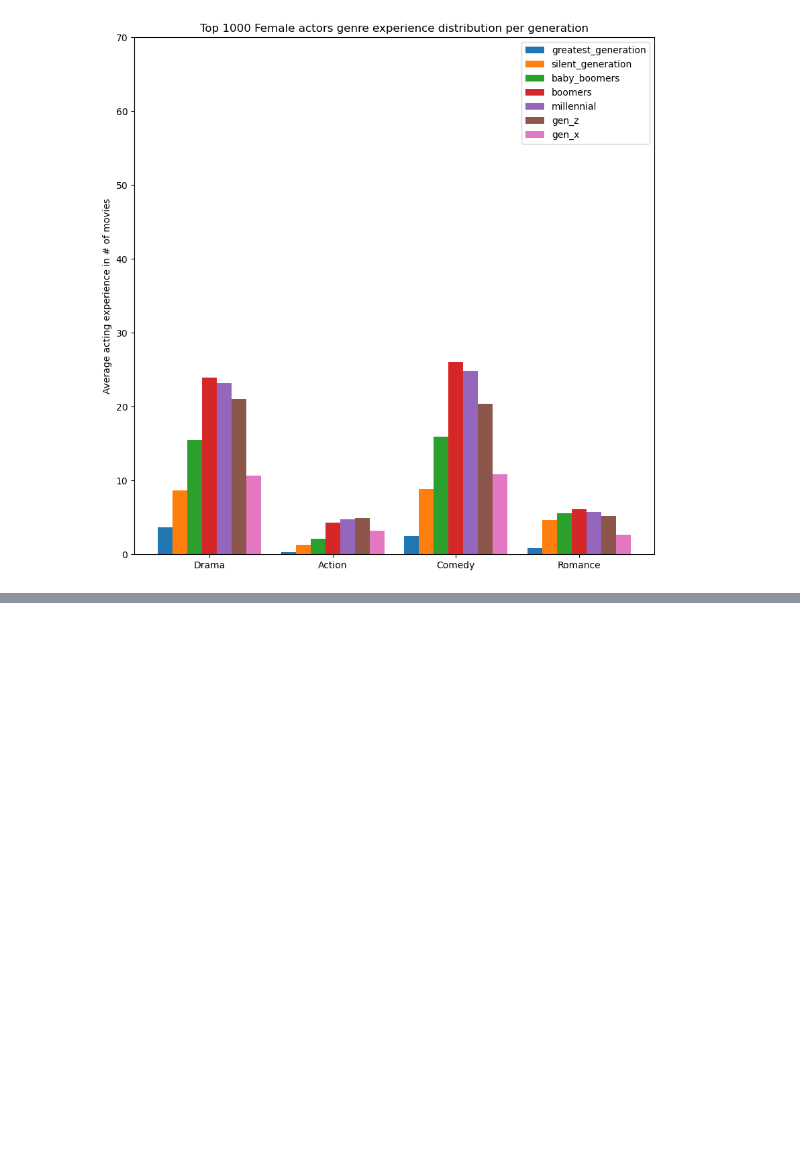
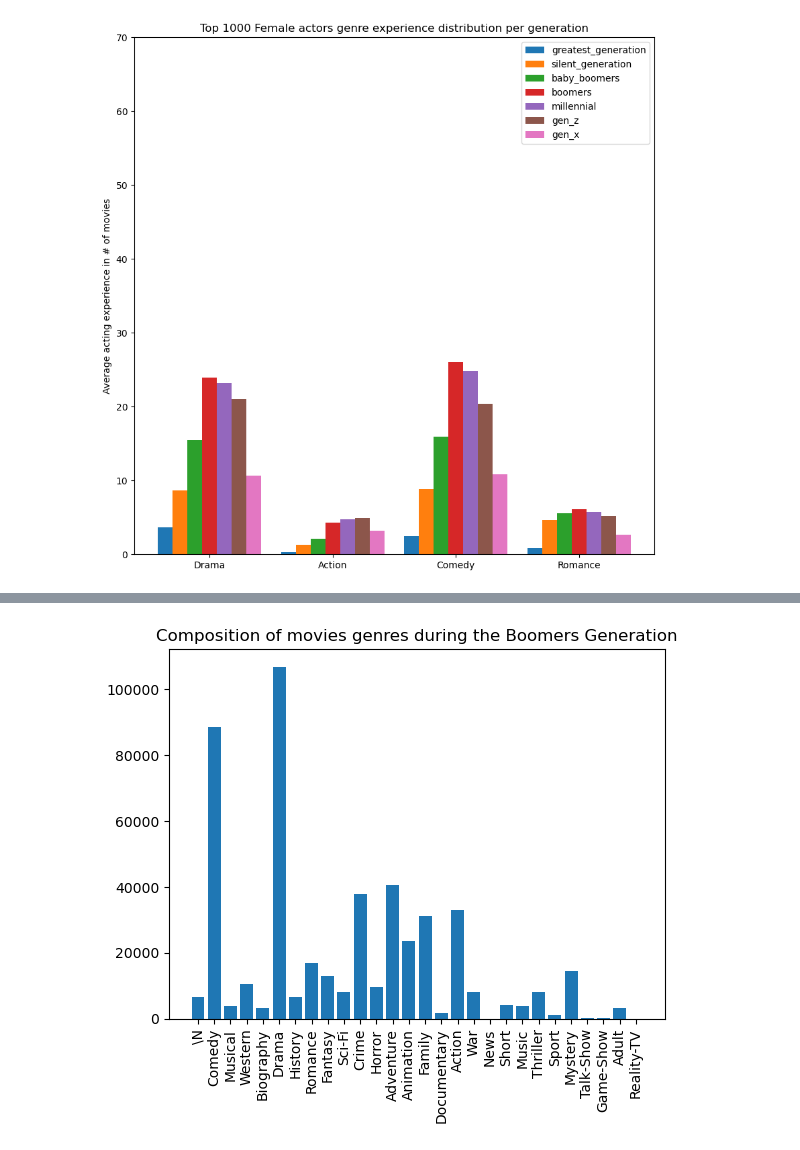
Before and after one commit to epfl-ada/ada-2022-project-jash, a Jupyter notebook: johnny.ipynb, the cells around one changed output, grey strips where cells are left out. Cells and saved outputs as stored; diff of their text form; code cells hidden in the pictures; blank space fills up the shorter version.

```diff
--- a/johnny.ipynb
+++ b/johnny.ipynb
@@ -468,0 +512,4 @@ gender_based_analysis(gender_based= True, male=False)
+# %%
+find_composition(all_data[3], 3, "Boomers Generation")
+# %% [output]
+[figure, added]
```
Also changed, not shown: parts of 5 cells of this notebook.
